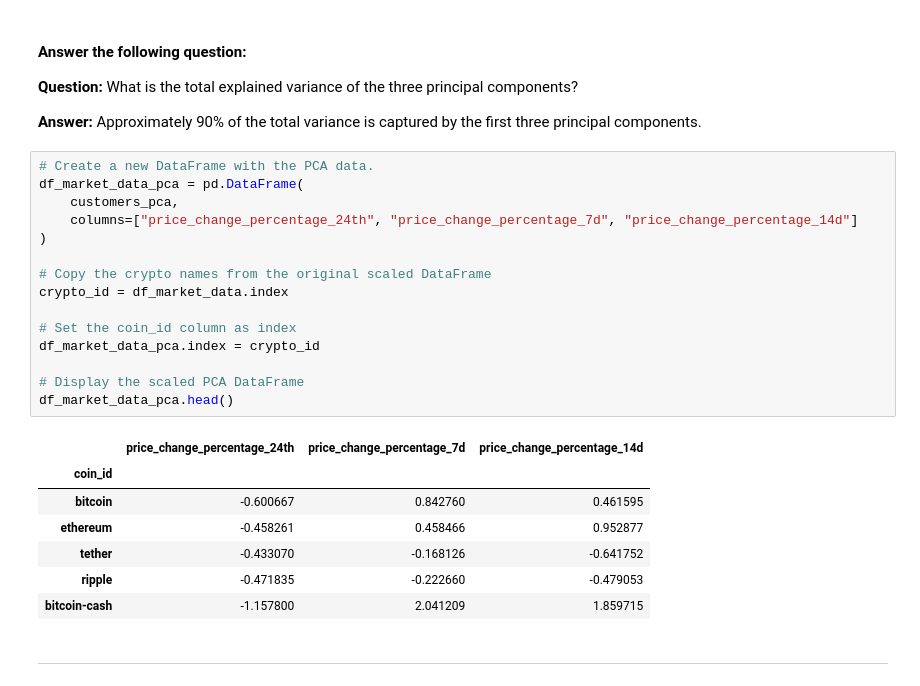
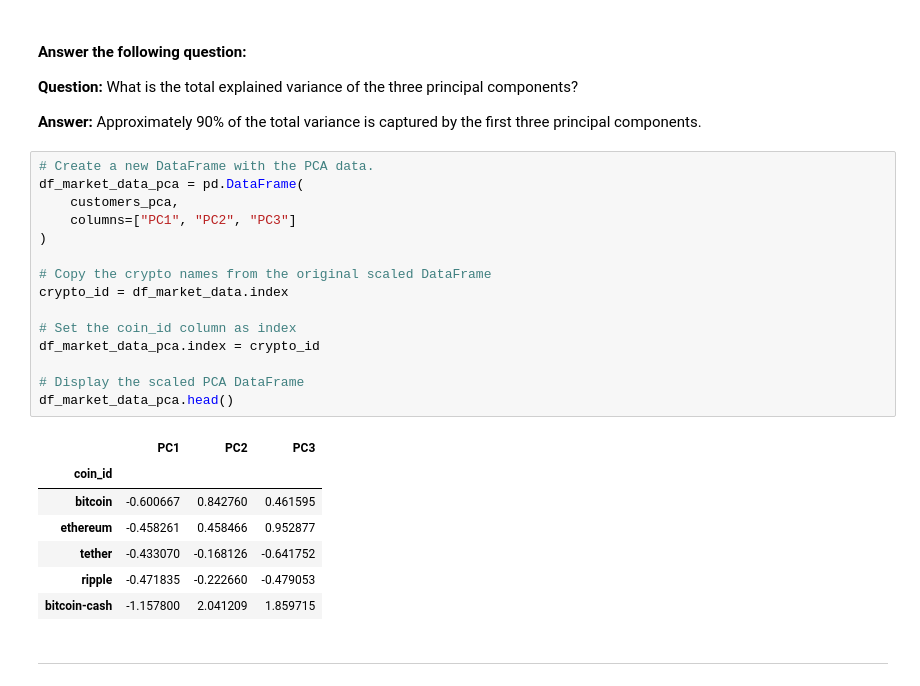
Before and after one commit to monicaphatangare/cryptoclustering-challenge, a Jupyter notebook: Starter_Code/Crypto_Clustering_starter_code.ipynb, the cells around one changed output. Cells and saved outputs as stored; diff of their text form.

```diff
--- a/Starter_Code/Crypto_Clustering_starter_code.ipynb
+++ b/Starter_Code/Crypto_Clustering_starter_code.ipynb
@@ -251,20 +251,20 @@ array([0.3719856 , 0.34700813, 0.17603793])
 # %%
 # Create a new DataFrame with the PCA data.
 df_market_data_pca = pd.DataFrame(
     customers_pca,
-    columns=["price_change_percentage_24th", "price_change_percentage_7d", "price_change_percentage_14d"]
+    columns=["PC1", "PC2", "PC3"]
 )
 
 # Copy the crypto names from the original scaled DataFrame
 crypto_id = df_market_data.index
 
 # Set the coin_id column as index
 df_market_data_pca.index = crypto_id
 
 # Display the scaled PCA DataFrame
 df_market_data_pca.head()
 # %% [output]
-|  | price_change_percentage_24th | price_change_percentage_7d | price_change_percentage_14d |
+|  | PC1 | PC2 | PC3 |
 | coin_id |  |  |  |
 | bitcoin | -0.600667 | 0.842760 | 0.461595 |
 | ethereum | -0.458261 | 0.458466 | 0.952877 |
```
Also changed, not shown: parts of 4 cells of this notebook.
